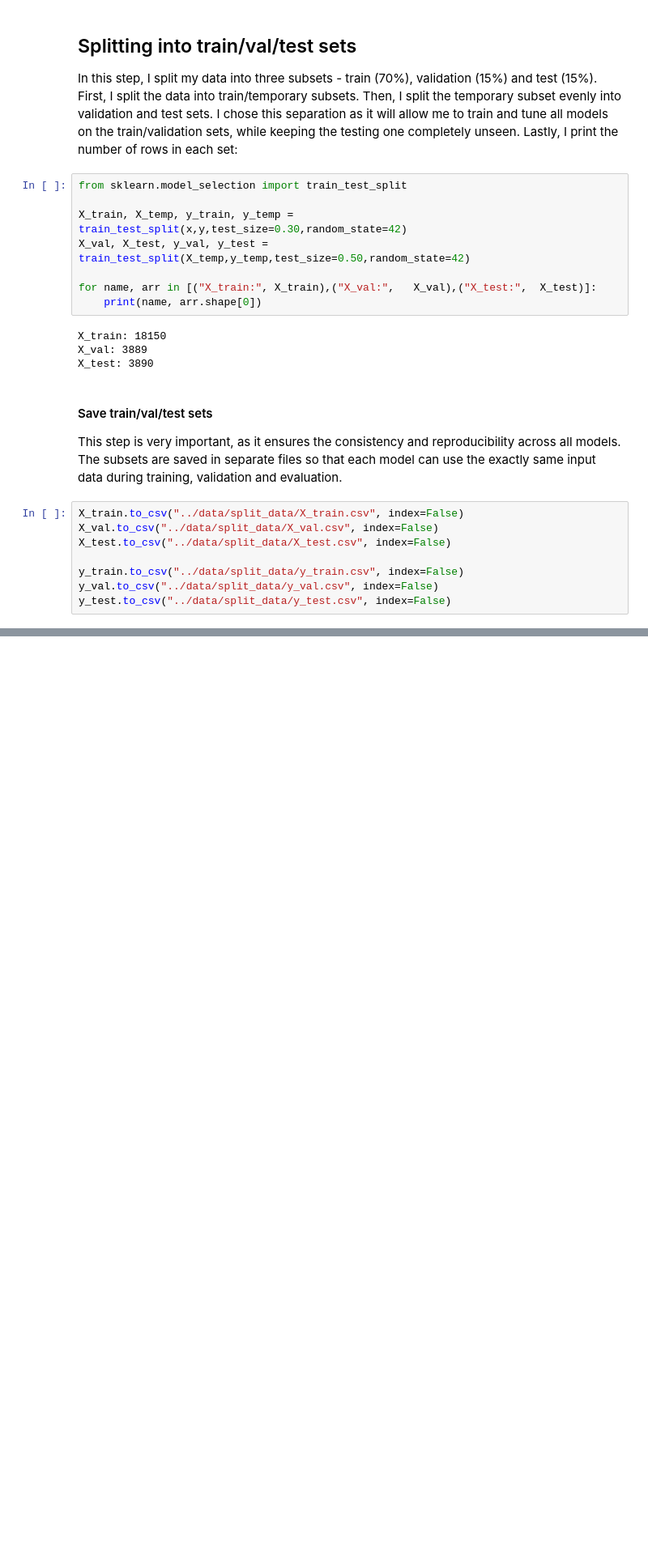
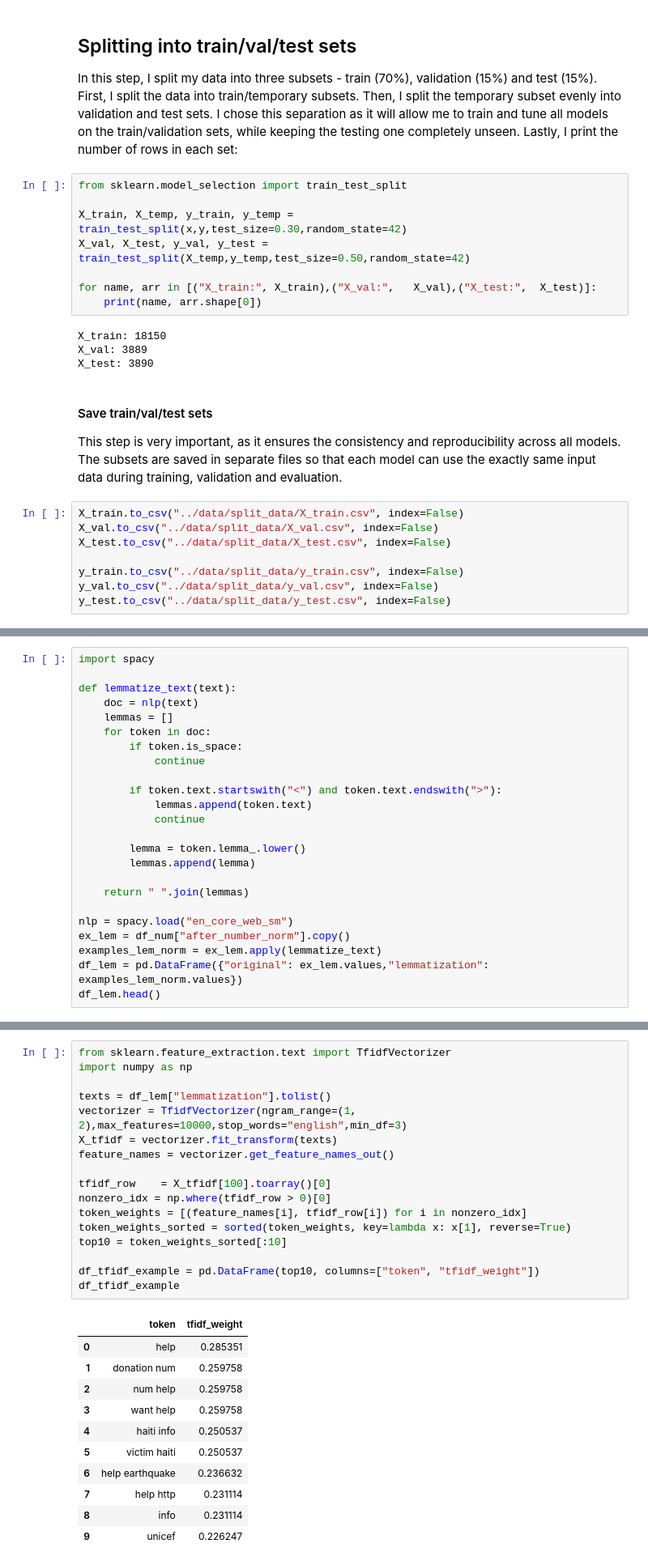
Before and after one commit to KaterinaSSlavova/Crisis-Help-Classification, a Jupyter notebook: Notebooks/02_data_provisioning.ipynb, the cells around one changed output, grey strips where cells are left out. Shown at 81% size. Cells and saved outputs as stored; diff of their text form; blank space fills up the shorter version.

Commit message:
adding text normalization steps and tf-idf

```diff
--- a/Notebooks/02_data_provisioning.ipynb
+++ b/Notebooks/02_data_provisioning.ipynb
@@ -588,0 +665,24 @@ y_test.to_csv("../data/split_data/y_test.csv", index=False)
+# %%
+import spacy
+
+def lemmatize_text(text):
+    doc = nlp(text)
+    lemmas = []
+    for token in doc:
+        if token.is_space:
+            continue
+
+        if token.text.startswith("<") and token.text.endswith(">"):
+            lemmas.append(token.text)
+            continue
+
+        lemma = token.lemma_.lower()
+        lemmas.append(lemma)
+
+    return " ".join(lemmas)
+
+nlp = spacy.load("en_core_web_sm")
+ex_lem = df_num["after_number_norm"].copy()
+examples_lem_norm = ex_lem.apply(lemmatize_text)
+df_lem = pd.DataFrame({"original": ex_lem.values,"lemmatization": examples_lem_norm.values})
+df_lem.head()
@@ -588,0 +705,29 @@ y_test.to_csv("../data/split_data/y_test.csv", index=False)
+# %%
+from sklearn.feature_extraction.text import TfidfVectorizer
+import numpy as np
+
+texts = df_lem["lemmatization"].tolist()
+vectorizer = TfidfVectorizer(ngram_range=(1, 2),max_features=10000,stop_words="english",min_df=3)
+X_tfidf = vectorizer.fit_transform(texts)
+feature_names = vectorizer.get_feature_names_out()
+
+tfidf_row    = X_tfidf[100].toarray()[0]
+nonzero_idx = np.where(tfidf_row > 0)[0]
+token_weights = [(feature_names[i], tfidf_row[i]) for i in nonzero_idx]
+token_weights_sorted = sorted(token_weights, key=lambda x: x[1], reverse=True)
+top10 = token_weights_sorted[:10]
+
+df_tfidf_example = pd.DataFrame(top10, columns=["token", "tfidf_weight"])
+df_tfidf_example
+# %% [output]
+|  | token | tfidf_weight |
+| 0 | help | 0.285351 |
+| 1 | donation num | 0.259758 |
+| 2 | num help | 0.259758 |
+| 3 | want help | 0.259758 |
+| 4 | haiti info | 0.250537 |
+| 5 | victim haiti | 0.250537 |
+| 6 | help earthquake | 0.236632 |
+| 7 | help http | 0.231114 |
+| 8 | info | 0.231114 |
+| 9 | unicef | 0.226247 |
```
Also changed, not shown: parts of 15 cells of this notebook.
